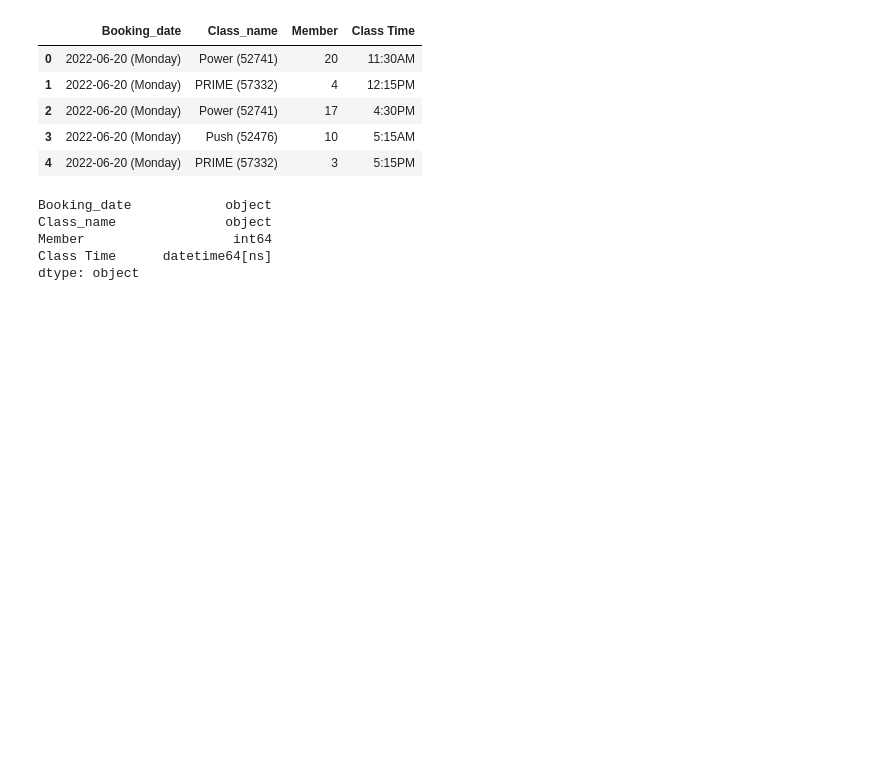
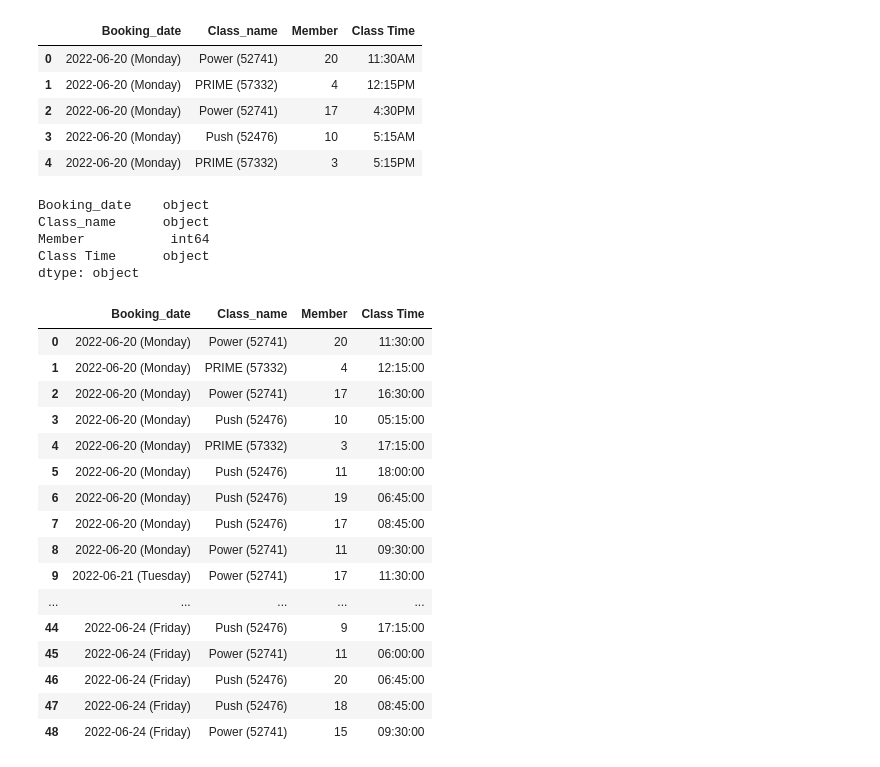
Before and after one commit to zwa004/gym_trends, a Jupyter notebook: class_att.ipynb, the cells around one changed output. Saved outputs shown, nothing was run; the diff lists cells and outputs as text; code cells hidden in the pictures; blank space fills up the shorter version.

```diff
--- a/class_att.ipynb
+++ b/class_att.ipynb
@@ -174,12 +174,34 @@ finished_df.head()
 | 2 | 2022-06-20 (Monday) | Power (52741) | 17 | 4:30PM |
 | 3 | 2022-06-20 (Monday) | Push (52476) | 10 | 5:15AM |
 | 4 | 2022-06-20 (Monday) | PRIME (57332) | 3 | 5:15PM |
+# %%
+finished_df.dtypes
+# %% [output]
+Booking_date    object
+Class_name      object
+Member           int64
+Class Time      object
+dtype: object
 # %%
 finished_df['Class Time'] = pd.to_datetime(finished_df['Class Time'])
-finished_df.dtypes
+finished_df['Class Time'] = finished_df['Class Time'].dt.time
-# %% [output]
-Booking_date            object
-Class_name              object
-Member                   int64
-Class Time      datetime64[ns]
-dtype: object
+# %%
+finished_df
+# %% [output]
+|  | Booking_date | Class_name | Member | Class Time |
+| 0 | 2022-06-20 (Monday) | Power (52741) | 20 | 11:30:00 |
+| 1 | 2022-06-20 (Monday) | PRIME (57332) | 4 | 12:15:00 |
+| 2 | 2022-06-20 (Monday) | Power (52741) | 17 | 16:30:00 |
+| 3 | 2022-06-20 (Monday) | Push (52476) | 10 | 05:15:00 |
+| 4 | 2022-06-20 (Monday) | PRIME (57332) | 3 | 17:15:00 |
+| 5 | 2022-06-20 (Monday) | Push (52476) | 11 | 18:00:00 |
+| 6 | 2022-06-20 (Monday) | Push (52476) | 19 | 06:45:00 |
+| 7 | 2022-06-20 (Monday) | Push (52476) | 17 | 08:45:00 |
+| 8 | 2022-06-20 (Monday) | Power (52741) | 11 | 09:30:00 |
+| 9 | 2022-06-21 (Tuesday) | Power (52741) | 17 | 11:30:00 |
+| ... | ... | ... | ... | ... |
+| 44 | 2022-06-24 (Friday) | Push (52476) | 9 | 17:15:00 |
+| 45 | 2022-06-24 (Friday) | Power (52741) | 11 | 06:00:00 |
+| 46 | 2022-06-24 (Friday) | Push (52476) | 20 | 06:45:00 |
+| 47 | 2022-06-24 (Friday) | Push (52476) | 18 | 08:45:00 |
+| 48 | 2022-06-24 (Friday) | Power (52741) | 15 | 09:30:00 |
```
Also changed, not shown: parts of 1 cell of this notebook.
